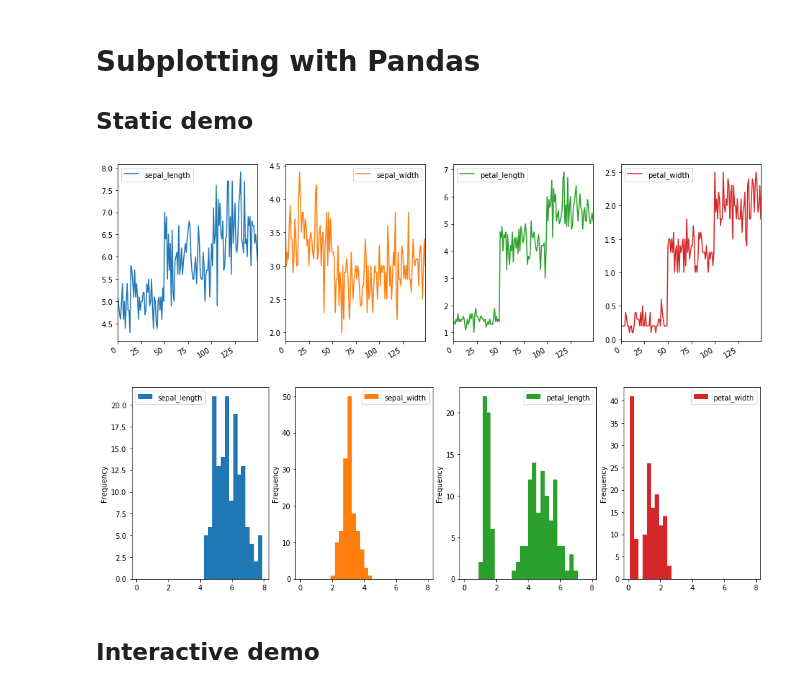
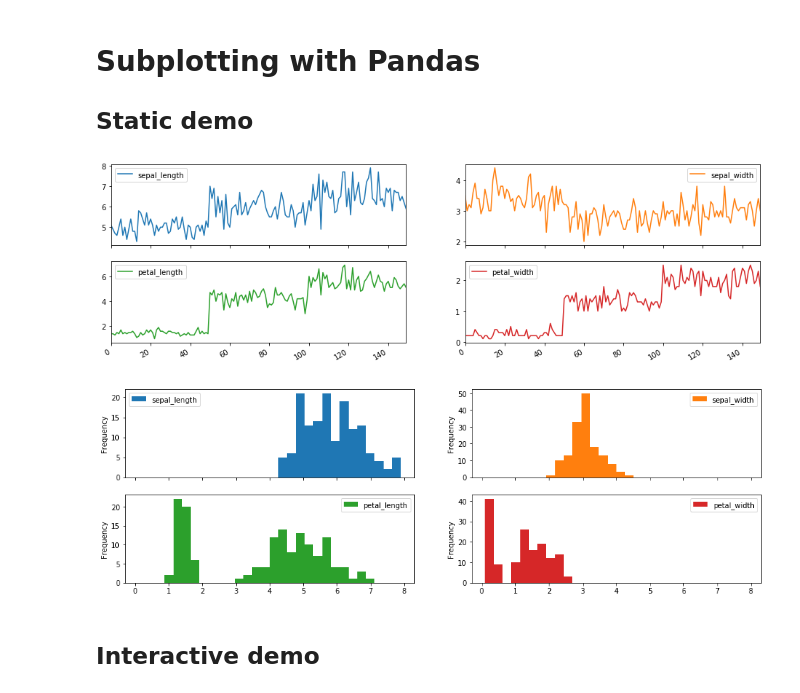
Before and after one commit to samuelsinayoko/specplot, a Jupyter notebook: subplotting_with_pandas_and_seaborn.ipynb, the cells around one changed output. Saved outputs shown, nothing was run; the diff lists cells and outputs as text; code cells hidden in the pictures.

Commit message:
Add static demo and refactor interactive demo.

```diff
--- a/subplotting_with_pandas_and_seaborn.ipynb
+++ b/subplotting_with_pandas_and_seaborn.ipynb
@@ -52,11 +46,20 @@ def pandas_subplots_demo(dataset_name, kind='line', figsize=(16, 5), **kwargs):
+# %%
+def pandas_subplots(dataset='iris', ncols=2, read_dataframe=None, kind='line', bins=20, **kwargs):
+    """Subplot numeric columns of a dataset using Pandas with subplots=True"""
+    if read_dataframe is None:
+        read_dataframe = get_dataset
+    df = read_dataframe(dataset)
+    if kind == 'hist':
+        kwargs.update(bins=bins)
+    df.plot(subplots=True, layout=(-1, ncols), figsize=(16, 5), kind=kind, **kwargs)
 # %%
-pandas_subplots_demo('iris', kind='line')
+pandas_subplots('iris', kind='line')
 # %% [output]
-[figure, old version]
+[figure, new version]
 # %%
-pandas_subplots_demo('iris', kind='hist', bins=30)
+pandas_subplots('iris', kind='hist', bins=30)
 # %% [output]
-[figure, old version]
+[figure, new version]
 # %% [markdown]
 ## Interactive demo
 # %%
```
Also changed, not shown: parts of 3 cells of this notebook.
